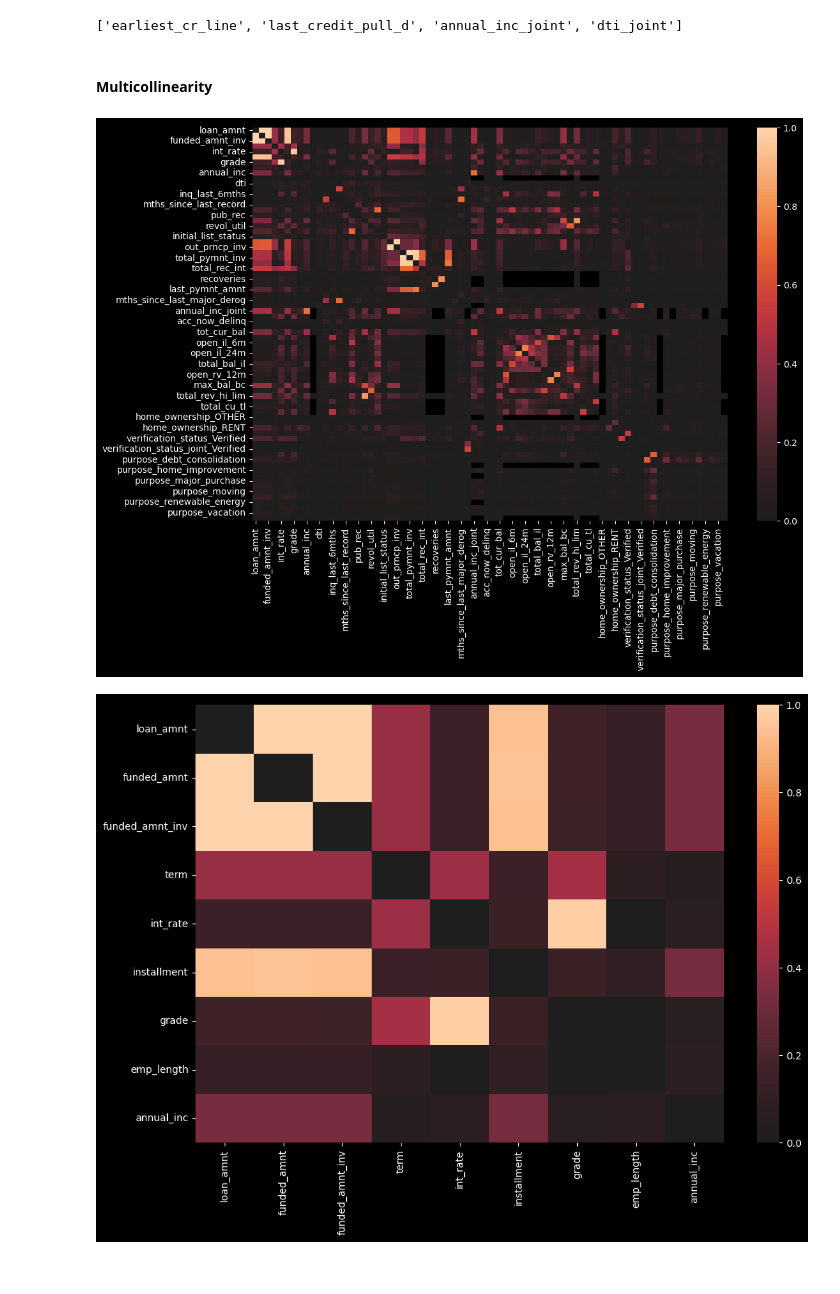
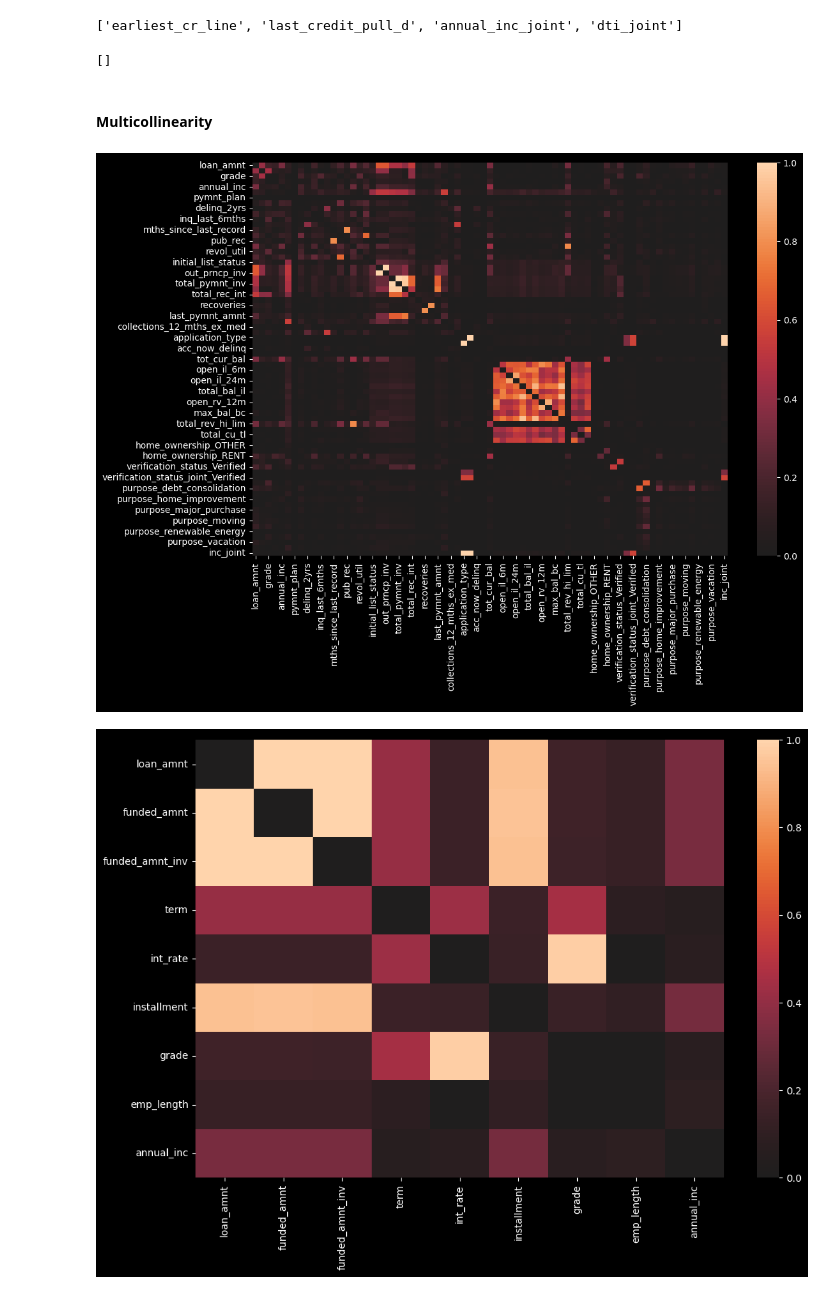
Before and after one commit to Jewdah18/Loan-Default-Risk, a Jupyter notebook: notebooks/Data Wrangling.ipynb, the cells around one changed output. Drawn from its saved outputs; the diff is of its cells as text; code cells hidden in the pictures.

```diff
--- a/notebooks/Data Wrangling.ipynb
+++ b/notebooks/Data Wrangling.ipynb
@@ -421,6 +421,10 @@ X_num['dti_joint'] = np.where(loan['dti_joint'].isnull(), 0, 1)
 X_num['last_credit_pull_d'].fillna(pd.Timestamp('2016-01-01 00:00:00'), inplace = True)
 # %%
 X_num['earliest_cr_line'].fillna(pd.Timestamp('2016-01-01 00:00:00'), inplace = True)
+# %%
+list(X_num.columns[X_num.isna().sum()/X_num.shape[0] > 0])
+# %% [output]
+[]
 # %%
 X_num.drop('annual_inc_joint', axis = 1, inplace = True)
 X_num['annual_inc'].fillna(0, inplace = True)
@@ -433,7 +439,7 @@ def zero_diagonal_heatmap(dfx, min = 0, max = None, color_map = None, threshhold
     if max is None:
         max = dfx.shape[1]
     # Create a numpy matrix that is easy to manipulate
-    cm = np.array(abs(dfx.iloc[:,min:max].corr(numeric_only = True)))
+    cm = np.array(abs(dfx.iloc[:,min:max].corr(numeric_only = False)))
     # Create a loop that replaces all the diagonal values with 0
     for i in range(len(cm)):
         # Loop thorough the other axis of values
@@ -448,9 +454,9 @@ def zero_diagonal_heatmap(dfx, min = 0, max = None, color_map = None, threshhold
     # Plot the heatmap
     ax = sns.heatmap(df_cm, cmap = color_map, center = threshhold, vmin = 0, vmax = 1);
 # %%
-zero_diagonal_heatmap(X_num_no_date)
+zero_diagonal_heatmap(X_num)
 # %% [output]
-[figure, old version]
+[figure, new version]
 # %%
 zero_diagonal_heatmap(X_num, 0, 9)
 # %% [output]
```
Also changed, not shown: parts of 6 cells of this notebook.
